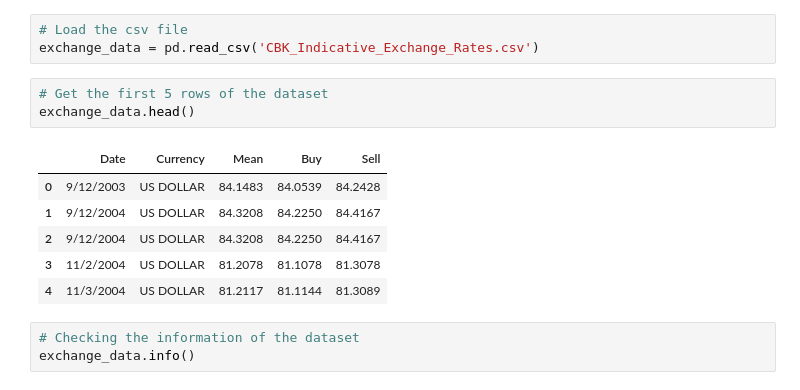
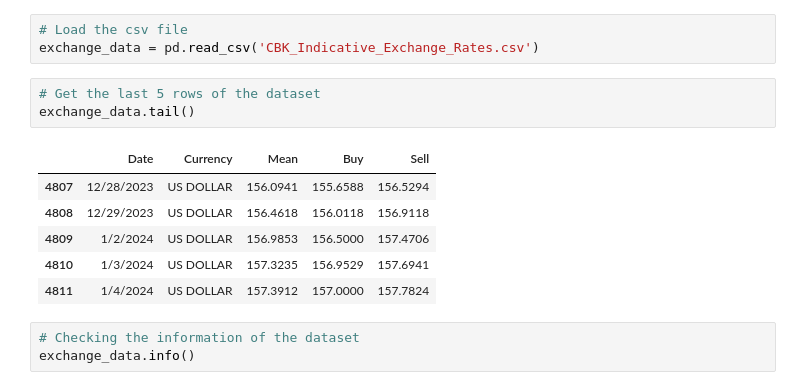
Before and after one commit to MbuviM/Ksh_USD_Exchange_Rate_Forecast, a Jupyter notebook: Forecast.ipynb, the cells around one changed output. Cells and saved outputs as stored; diff of their text form.

```diff
--- a/Forecast.ipynb
+++ b/Forecast.ipynb
@@ -16,15 +16,15 @@ from tensorflow.keras import layers
 # Load the csv file
 exchange_data = pd.read_csv('CBK_Indicative_Exchange_Rates.csv')
 # %%
-# Get the first 5 rows of the dataset
-exchange_data.head()
+# Get the last 5 rows of the dataset
+exchange_data.tail()
 # %% [output]
 |  | Date | Currency | Mean | Buy | Sell |
-| 0 | 9/12/2003 | US DOLLAR | 84.1483 | 84.0539 | 84.2428 |
-| 1 | 9/12/2004 | US DOLLAR | 84.3208 | 84.2250 | 84.4167 |
-| 2 | 9/12/2004 | US DOLLAR | 84.3208 | 84.2250 | 84.4167 |
-| 3 | 11/2/2004 | US DOLLAR | 81.2078 | 81.1078 | 81.3078 |
-| 4 | 11/3/2004 | US DOLLAR | 81.2117 | 81.1144 | 81.3089 |
+| 4807 | 12/28/2023 | US DOLLAR | 156.0941 | 155.6588 | 156.5294 |
+| 4808 | 12/29/2023 | US DOLLAR | 156.4618 | 156.0118 | 156.9118 |
+| 4809 | 1/2/2024 | US DOLLAR | 156.9853 | 156.5000 | 157.4706 |
+| 4810 | 1/3/2024 | US DOLLAR | 157.3235 | 156.9529 | 157.6941 |
+| 4811 | 1/4/2024 | US DOLLAR | 157.3912 | 157.0000 | 157.7824 |
 # %%
 # Checking the information of the dataset
 exchange_data.info()
```
Also changed, not shown: parts of 16 cells of this notebook.
